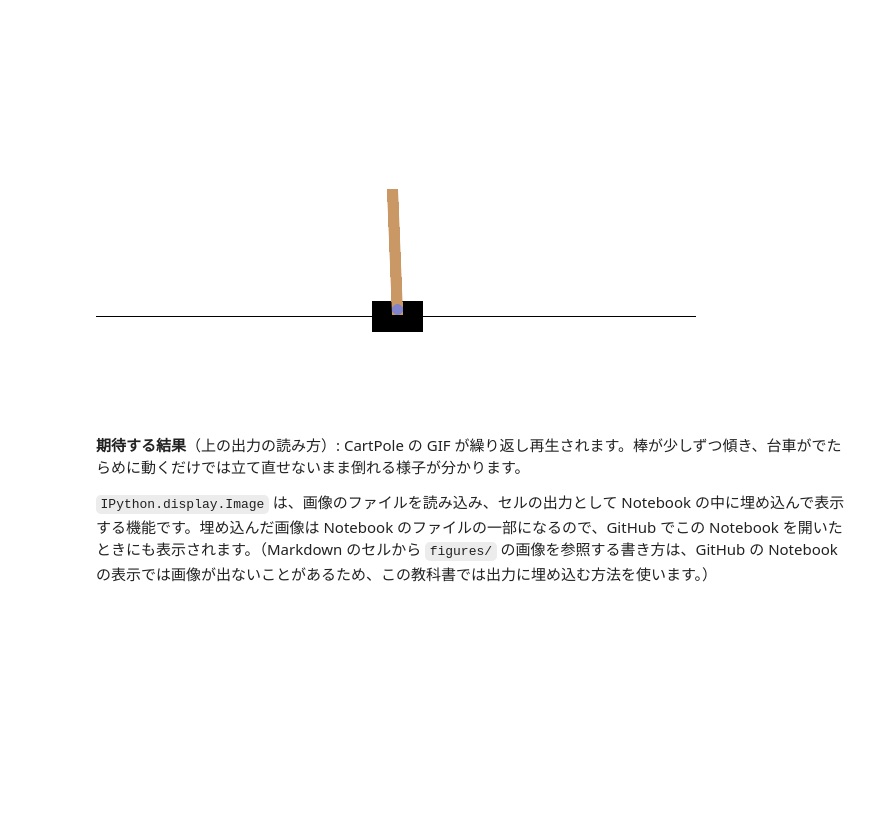
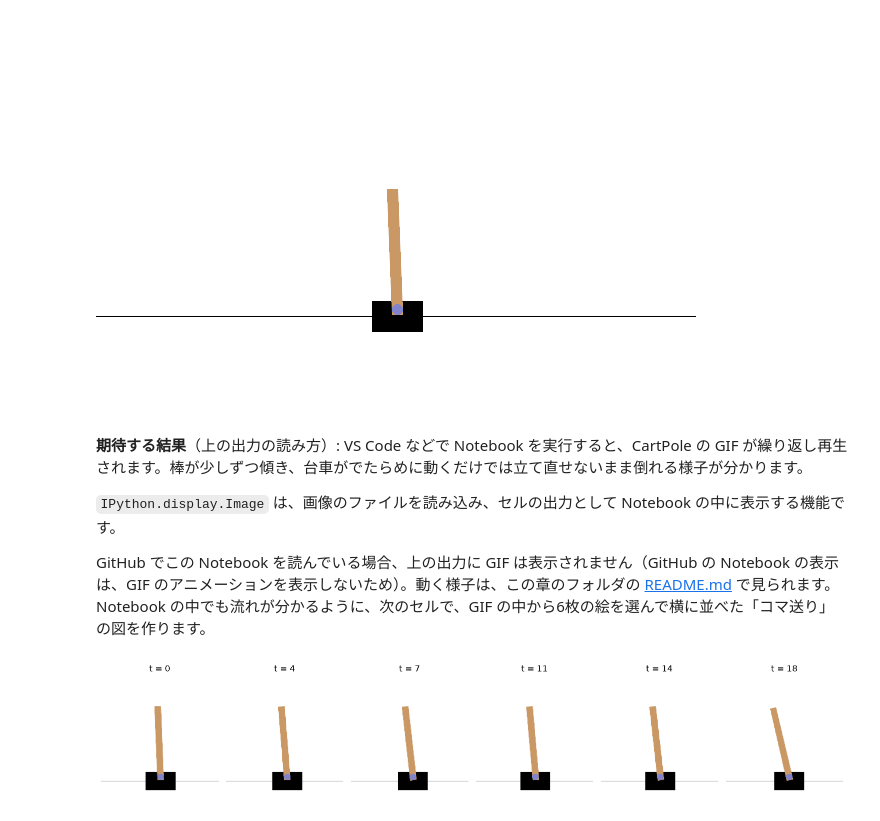
Before and after one commit to SanghunIm1991/gymnasium-rl-textbook, a Jupyter notebook: chapters/ch00_setup_check/ch00_setup_check.ipynb, the cells around one changed output. Cells and saved outputs as stored; diff of their text form; code cells hidden in the pictures; blank space fills up the shorter version.

```diff
--- a/chapters/ch00_setup_check/ch00_setup_check.ipynb
+++ b/chapters/ch00_setup_check/ch00_setup_check.ipynb
@@ -146,6 +146,23 @@ Image(filename=gif_path)
 # %% [output]
 [figure]
 # %% [markdown]
-**期待する結果**（上の出力の読み方）: CartPole の GIF が繰り返し再生されます。棒が少しずつ傾き、台車がでたらめに動くだけでは立て直せないまま倒れる様子が分かります。
+**期待する結果**（上の出力の読み方）: VS Code などで Notebook を実行すると、CartPole の GIF が繰り返し再生されます。棒が少しずつ傾き、台車がでたらめに動くだけでは立て直せないまま倒れる様子が分かります。
 
-`IPython.display.Image` は、画像のファイルを読み込み、セルの出力として Notebook の中に埋め込んで表示する機能です。埋め込んだ画像は Notebook のファイルの一部になるので、GitHub でこの Notebook を開いたときにも表示されます。（Markdown のセルから `figures/` の画像を参照する書き方は、GitHub の Notebook の表示では画像が出ないことがあるため、この教科書では出力に埋め込む方法を使います。）
+`IPython.display.Image` は、画像のファイルを読み込み、セルの出力として Notebook の中に表示する機能です。
+
+GitHub でこの Notebook を読んでいる場合、上の出力に GIF は表示されません（GitHub の Notebook の表示は、GIF のアニメーションを表示しないため）。動く様子は、この章のフォルダの [README.md](README.md) で見られます。Notebook の中でも流れが分かるように、次のセルで、GIF の中から6枚の絵を選んで横に並べた「コマ送り」の図を作ります。
+# %%
+import matplotlib.pyplot as plt
+
+# GIF の絵から、最初から最後までを等間隔に6枚選び、台車と棒のまわりを切り出して横に並べる
+picks = np.linspace(0, len(frames) - 1, 6).round().astype(int)
+fig, axes = plt.subplots(1, len(picks), figsize=(15, 3.2))
+for ax, i in zip(axes, picks):
+    ax.imshow(frames[i][120:330, 200:400])
+    ax.set_title(f"t = {i}")
+    ax.axis("off")
+fig.tight_layout()
+fig.savefig(Path("figures") / "ch00_random_cartpole_frames.png", dpi=80)
+plt.show()
+# %% [output]
+[figure, added]
```
Also changed, not shown: parts of 2 cells of this notebook, 4 other files.
